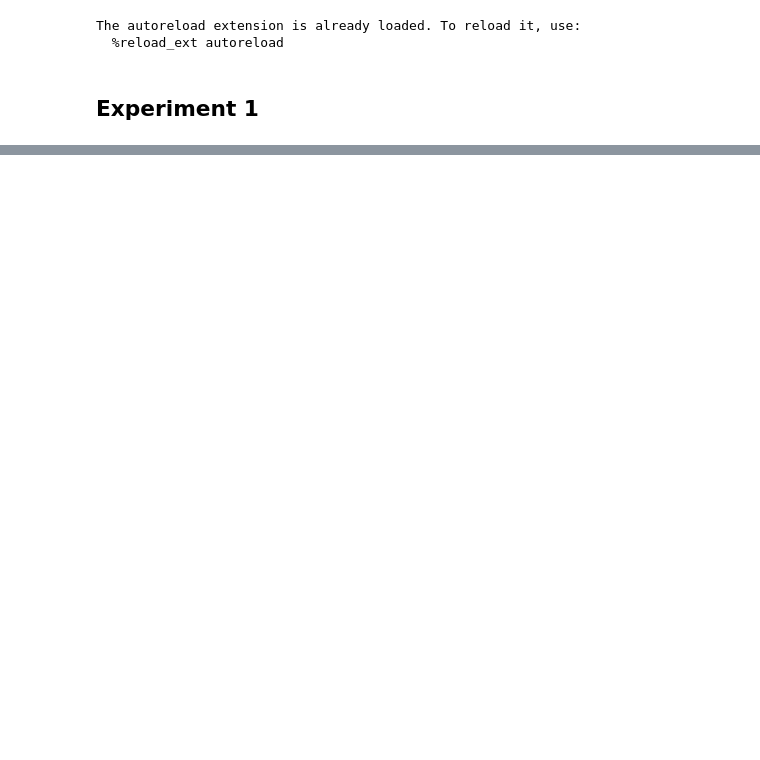
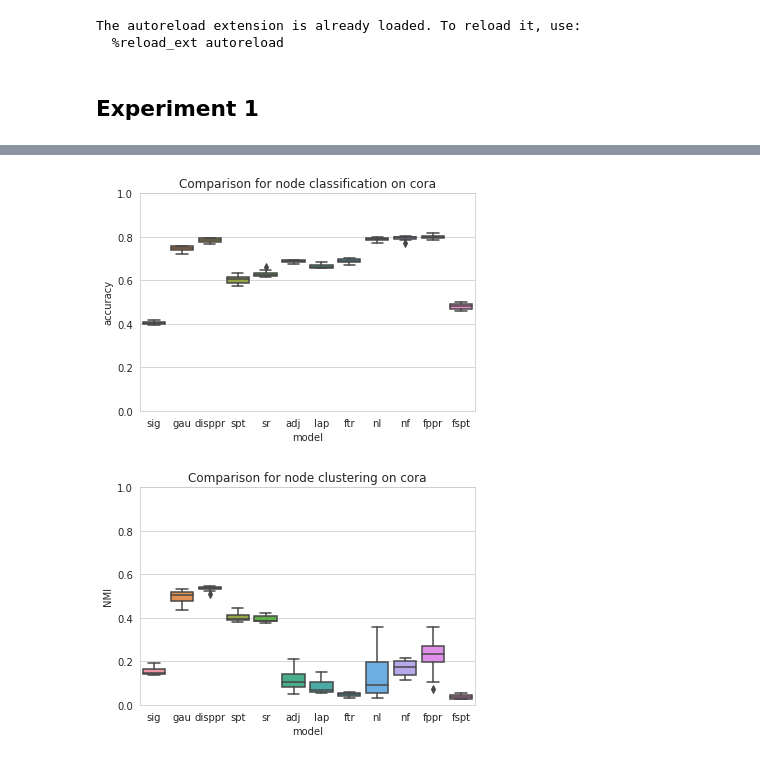
Before and after one commit to richtertill/node_embeddings, a Jupyter notebook: experiments/Experiment_pipeline.ipynb, the cells around one changed output, grey strips where cells are left out. Cells and saved outputs as stored; diff of their text form; code cells hidden in the pictures; blank space fills up the shorter version.

```diff
--- a/experiments/Experiment_pipeline.ipynb
+++ b/experiments/Experiment_pipeline.ipynb
@@ -300,3 +296,62 @@ headers= [  'sig','gau',
+# %%
+
+headers= [  'sig','gau', 'dis'
+            'ppr','spt','sr',
+            'adj','lap','ftr','nl','nf', 'fppr', 'fspt'
+         ]
+
+
+import pickle
+
+if(exp["link_prediction"]):
+
+    for ds,AUC in zip(datasets,dset_AUC):
+        with open('results_plot/'+ds+'/dset_AUC.txt', 'wb') as f:
+            pickle.dump(AUC, f)
+
+    for ds,AUC in zip(datasets,dset_AUC):
+        plt.figure()
+        sns_plot = sns.boxplot(x=headers, y=AUC);
+        plt.title("Comparison for link prediction on "+ds)
+        plt.xlabel("model")
+        plt.ylabel("AUC")
+        plt.ylim([0.,1.])
+        sns_plot.figure.savefig('plots/'+ds+'/AUC_'+ds+'.png')
+
+
+if(exp["node_classification"]):
+
+    for ds,ACC in zip(datasets,dset_ACC):
+        with open('results_plot/'+ds+'/dset_ACC.txt', 'wb') as f:
+            pickle.dump(ACC, f)
+
+    for ds,ACC in zip(datasets,dset_ACC):
+        plt.figure()
+        sns_plot = sns.boxplot(x=headers, y=ACC);
+        plt.title("Comparison for node classification on "+ds)
+        plt.xlabel("model")
+        plt.ylabel("accuracy")
+        plt.ylim([0.,1.])
+        sns_plot.figure.savefig('plots/'+ds+'/ACC_'+ds+'.png')
+
+
+if(exp["node_clustering"]):
+
+    for ds,NMI in zip(datasets,dset_NMI):
+        with open('results_plot/'+ds+'/dset_NMI.txt', 'wb') as f:
+            pickle.dump(NMI, f)
+
+    for ds,NMI in zip(datasets,dset_NMI):
+        plt.figure()
+        sns_plot = sns.boxplot(x=headers, y=NMI);
+        plt.title("Comparison for node clustering on "+ds)
+        plt.xlabel("model")
+        plt.ylabel("NMI")
+        plt.ylim([0.,1.])
+        sns_plot.figure.savefig('plots/'+ds+'/NMI_'+ds+'.png')
+# %% [output]
+[figure, added]
+[figure, added]
 # %%
 
 for ds,NMI in zip(datasets,dset_NMI):
```
Also changed, not shown: parts of 2 cells of this notebook, 30 other files.
